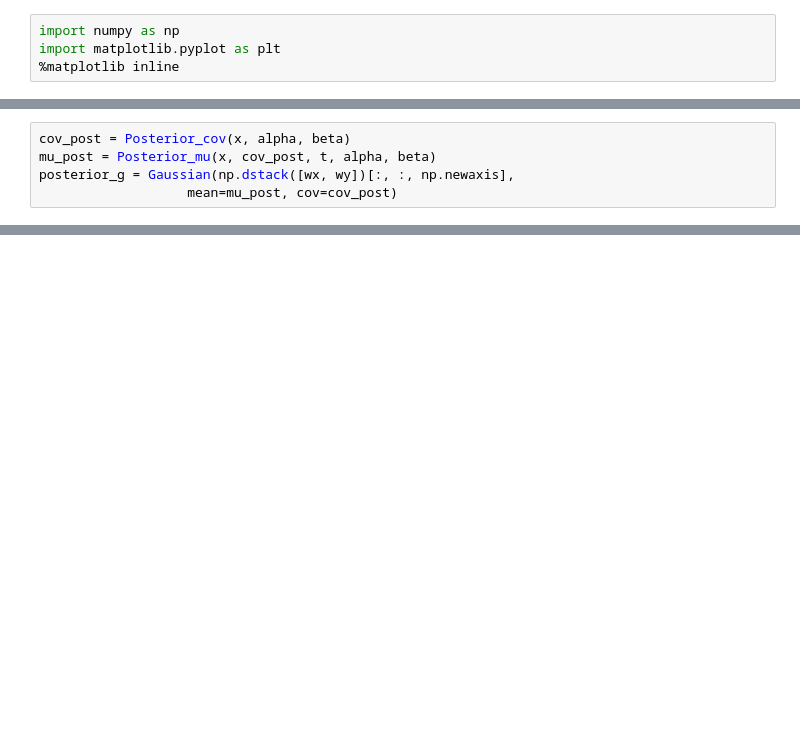
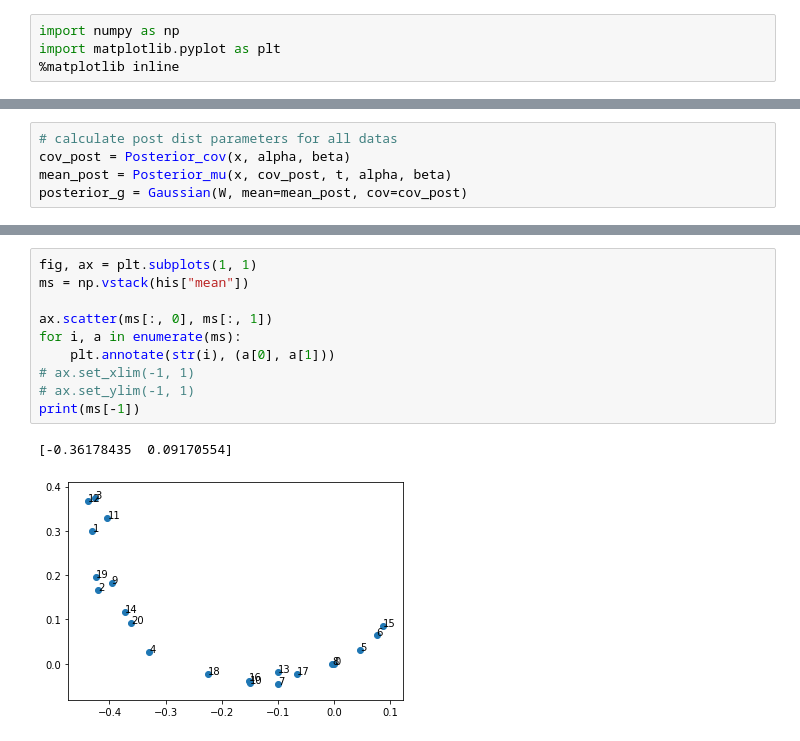
Before and after one commit to simonjisu/prml_study, a Jupyter notebook: notebooks/chapter-3/Linear Regression.ipynb, the cells around one changed output, grey strips where cells are left out. Saved outputs shown, nothing was run; the diff lists cells and outputs as text; blank space fills up the shorter version.

```diff
--- a/notebooks/chapter-3/Linear Regression.ipynb
+++ b/notebooks/chapter-3/Linear Regression.ipynb
@@ -131,7 +278,7 @@ plt.show()
 # %%
+# calculate post dist parameters for all datas
 cov_post = Posterior_cov(x, alpha, beta)
-mu_post = Posterior_mu(x, cov_post, t, alpha, beta)
-posterior_g = Gaussian(np.dstack([wx, wy])[:, :, np.newaxis],
-                   mean=mu_post, cov=cov_post)
+mean_post = Posterior_mu(x, cov_post, t, alpha, beta)
+posterior_g = Gaussian(W, mean=mean_post, cov=cov_post)
 # %%
 fig, ax = plt.subplots(1, 1, figsize=(6, 6))
@@ -145,0 +350,13 @@ $$p(\mathbf{t} \vert \mathbf{w}) = \dfrac{1}{(2\pi\sigma^2)^{1/2}}\exp \Big\{ -\
+# %%
+fig, ax = plt.subplots(1, 1)
+ms = np.vstack(his["mean"])
+
+ax.scatter(ms[:, 0], ms[:, 1])
+for i, a in enumerate(ms):
+    plt.annotate(str(i), (a[0], a[1]))
+# ax.set_xlim(-1, 1)
+# ax.set_ylim(-1, 1)
+print(ms[-1])
+# %% [output]
+[-0.36178435  0.09170554]
+[figure, added]
```
Also changed, not shown: parts of 30 cells of this notebook.
